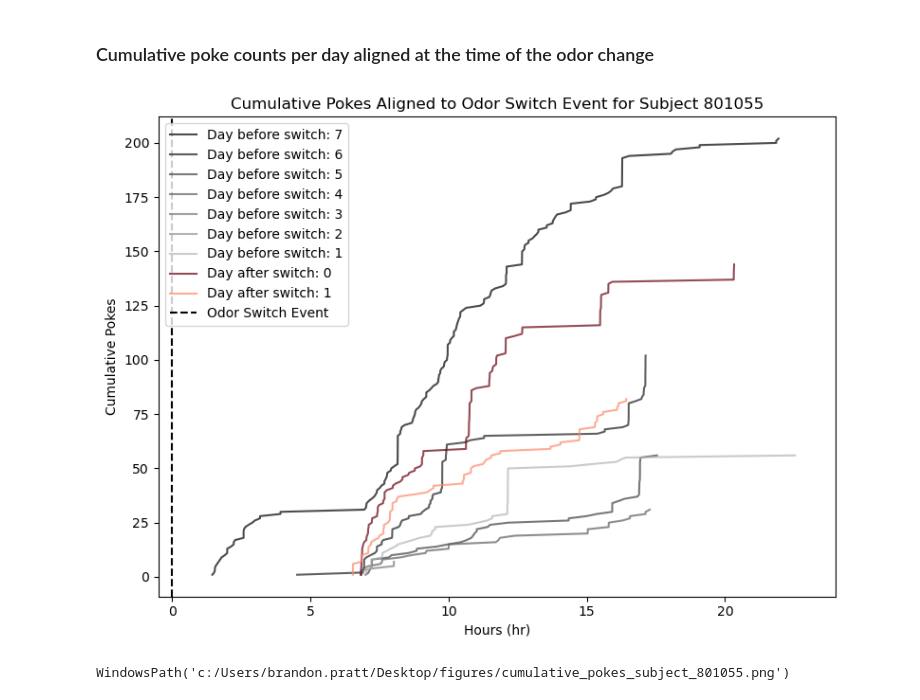
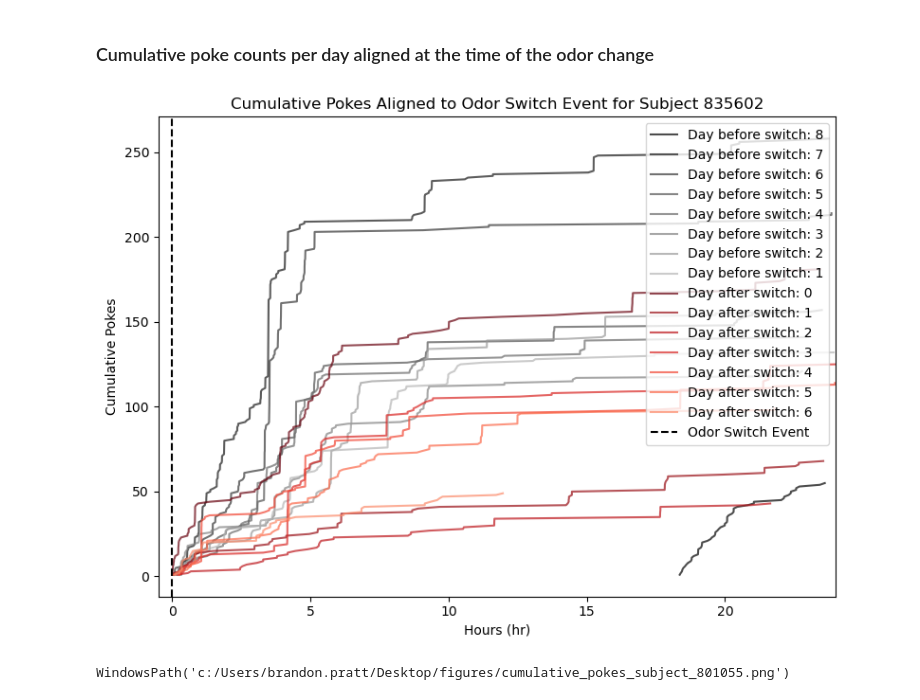
Before and after one commit to goatsofnaxos/Delphi, a Jupyter notebook: analysis/delphi_qc.ipynb, the cells around one changed output. Cells and saved outputs as stored; diff of their text form; code cells hidden in the pictures.

Commit message:
Minor cumulative poke count visualization updates

```diff
--- a/analysis/delphi_qc.ipynb
+++ b/analysis/delphi_qc.ipynb
@@ -37,7 +37,8 @@ import datetime
 # %%
 # Root of path to dataset
 # root_path = pathlib.Path(r"\\allen\aind\stage\chronic\data\2026-01-06T22-49-36")
-root_path = pathlib.Path(r"C:\Users\brandon.pratt\Desktop\data\2026-01-06T22-49-36")
+# root_path = pathlib.Path(r"\\allen\aind\stage\chronic\data\2026-01-06T22-17-14")
+root_path = pathlib.Path(r"C:\Users\brandon.pratt\Desktop\data\2026-01-26T22-00-30")
 
 
 # Start time for dataset
@@ -759,7 +781,7 @@ TypeError: 'Axes' object is not subscriptable
 # %%
 # Choose odor event to plot cumulative pokes relative to
 # Specifiy if the odor switch time is manual or automatic (first poke after odor switch)
-manual_time = True
+manual_time = False
 if manual_time:
     # Manual entry of odor switch in UTC time
     switch_t = datetime.datetime(2026, 1, 13, 21, 26)  # 801055
@@ -806,7 +828,7 @@ fig_path = pathlib.Path.cwd().parent.parent.parent.joinpath("figures")
 # %%
 # Plot the culmulative pokes for each day aligned to the time of odor switch
 # Cmap for baseline period
-subject_id = "801055"  # "835602"
+subject_id = "835602"  # "801055"  #
 cmap_before = plt.get_cmap("Greys")
 cmap_before = cmap_before(np.linspace(0.4, 1, days_before + 1))
 
@@ -822,34 +844,34 @@ for i in range(len(cum_pokes)):
             cum_pokes[i],
             color=cmap_before[-day_id[i] - 1],
             label=f"Day before switch: {-day_id[i]}",
             alpha=0.7,
         )
     else:
         plt.plot(
             cum_times[i] / 3600,
             cum_pokes[i],
             color=cmap_after[day_id[i]],
             label=f"Day after switch: {day_id[i]}",
             alpha=0.7,
         )
 plt.xlabel("Hours (hr)")
 plt.ylabel("Cumulative Pokes")
 plt.title(f"Cumulative Pokes Aligned to Odor Switch Event for Subject {subject_id}")
 plt.xlim([-0.5, 24])
 plt.axvline(x=0, color="black", linestyle="--", label="Odor Switch Event")
 plt.legend(fontsize=10)
 plt.tight_layout()
 plt.show()
 
 # Save figure
 results_dir = fig_path.joinpath(f"cumulative_pokes_subject_{subject_id}.png")
 fig.savefig(
     results_dir,
     dpi=300,
     bbox_inches="tight",
 )
 # %% [output]
-[figure, old version]
+[figure, new version]
 # %%
 fig_path.joinpath(f"cumulative_pokes_subject_{subject_id}.png")
 # %% [output]
```
Also changed, not shown: parts of 8 cells of this notebook.
